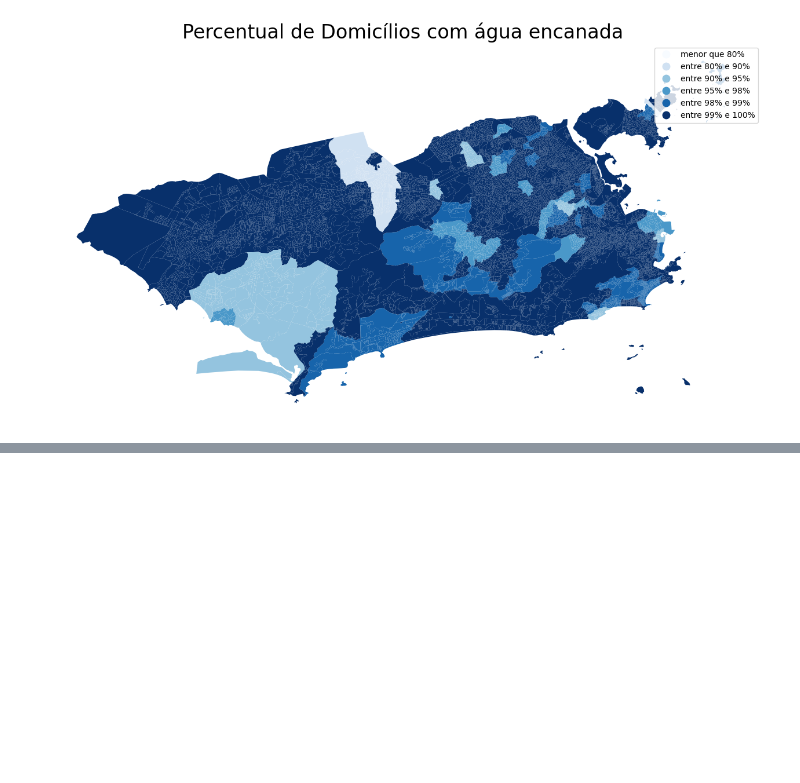
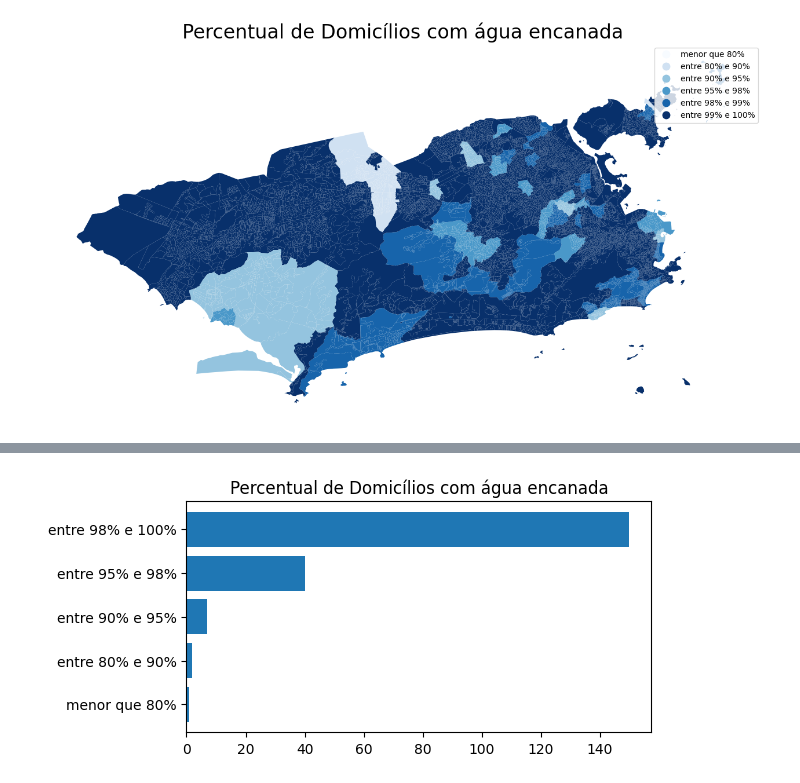
Before and after one commit to GDevigili/TCC-IBGE, a Jupyter notebook: src/data-vis/eda.ipynb, the cells around one changed output, grey strips where cells are left out. Drawn from its saved outputs; the diff is of its cells as text; code cells hidden in the pictures; blank space fills up the shorter version.

```diff
--- a/src/data-vis/eda.ipynb
+++ b/src/data-vis/eda.ipynb
@@ -301,2 +313,10 @@ df_rio_grouped[var + '_cat'].value_counts().sort_values(ascending=True).plot.bar
+# %%
+counts = df_rio_grouped[var + '_cat'].value_counts().sort_values(ascending=True)
+plt.figure(figsize=(6, 3))
+plt.barh(counts.index, counts.values, height=0.8)  # adjust the height as needed
+plt.title('Percentual de Domicílios com água encanada')
+plt.show()
+# %% [output]
+[figure, added]
 # %%
 u = gdf_rio_join.drop(columns=['geometry']).drop_duplicates()
```
Also changed, not shown: parts of 4 cells of this notebook, 2 other files.
